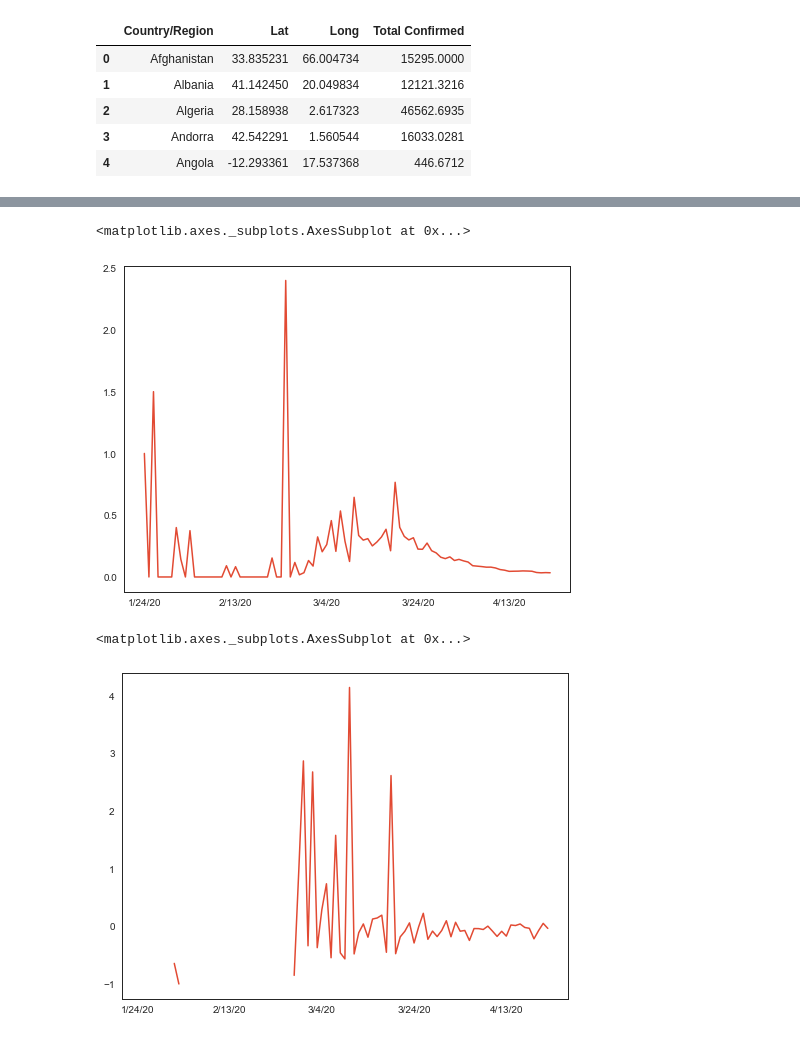
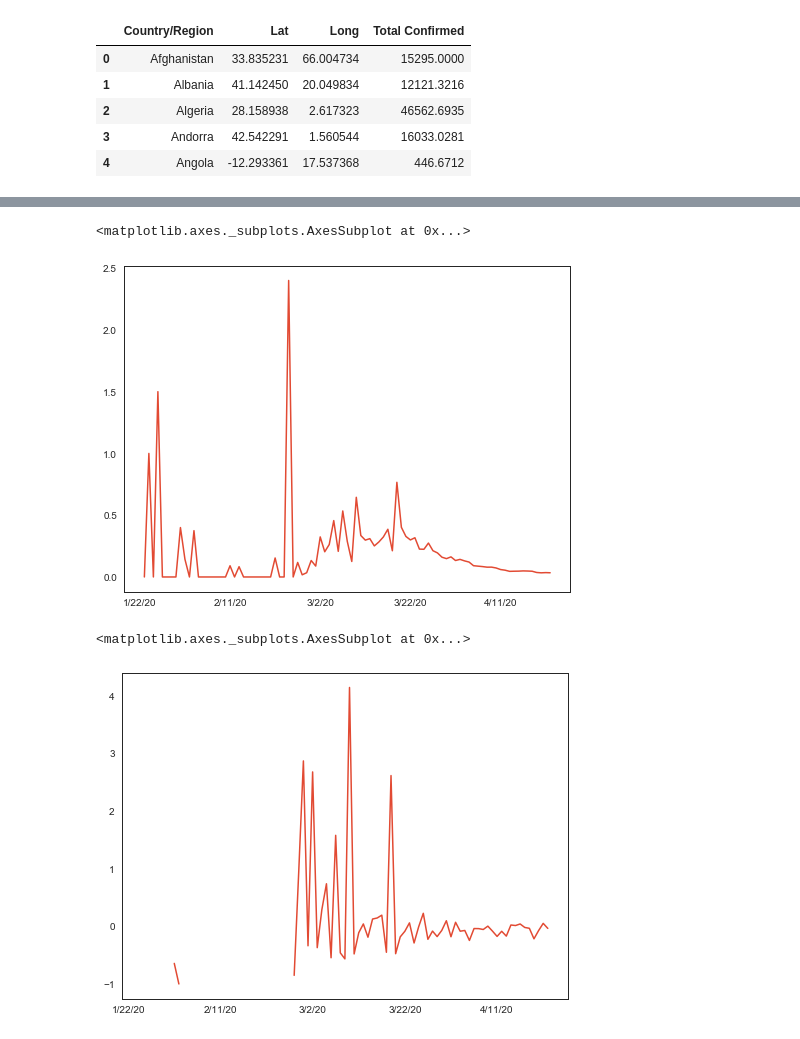
Before and after one commit to dtangster/cmpe256, a Jupyter notebook: hidden_dragon.ipynb, the cells around one changed output, grey strips where cells are left out. Cells and saved outputs as stored; diff of their text form; code cells hidden in the pictures.

Commit message:
Clean up position, velocity, and acceleration df

```diff
--- a/hidden_dragon.ipynb
+++ b/hidden_dragon.ipynb
@@ -576,11 +576,17 @@ total_confirmed_df.head()
 | 3 | Andorra | 42.542291 | 1.560544 | 16033.0281 |
 | 4 | Angola | -12.293361 | 17.537368 | 446.6712 |
 # %%
-# Get the velocity based on confirmed cases
-tp_confirmed_df = confirmed_df.transpose()
-for i in tp_confirmed_df:
-    tp_confirmed_df[i][4:] = tp_confirmed_df[i][4:].pct_change()
-confirmed_velocity_df = tp_confirmed_df.transpose()
-confirmed_velocity_df.set_index("Country/Region", inplace=True)
-confirmed_velocity_df.head()
+# Get the position, velocity, and acceleration based on confirmed cases
+confirmed_position_df = confirmed_df.drop(columns=["Lat", "Long"])
+confirmed_position_df = confirmed_position_df.set_index("Country/Region").transpose()
+
+confirmed_velocity_df = confirmed_position_df.copy()
+for i in confirmed_position_df:
+    confirmed_velocity_df[i] = confirmed_position_df[i].pct_change()
+
+confirmed_acceleration_df = confirmed_velocity_df.copy()
+for i in confirmed_velocity_df:
+    confirmed_acceleration_df[i] = confirmed_velocity_df[i].pct_change()
+
+confirmed_position_df.head()
 # %% [output]
@@ -617,12 +613,12 @@ confirmed_acceleration_df.head()
 # %%
 # USA: Confirmed case velocity per day based on the total confirmed from previous day
-confirmed_velocity_df.loc["United States"].transpose()[4:].plot()
+confirmed_velocity_df["United States"].plot()
 # %% [output]
 <matplotlib.axes._subplots.AxesSubplot at 0x...>
-[figure, old version]
+[figure, new version]
 # %%
 # USA: Confirmed case acceleration per day based on the total confirmed from previous day
-confirmed_acceleration_df.loc["United States"].transpose()[4:].plot()
+confirmed_acceleration_df["United States"].plot()
 # %% [output]
 <matplotlib.axes._subplots.AxesSubplot at 0x...>
-[figure, old version]
+[figure, new version]
```
Also changed, not shown: parts of 18 cells of this notebook.
